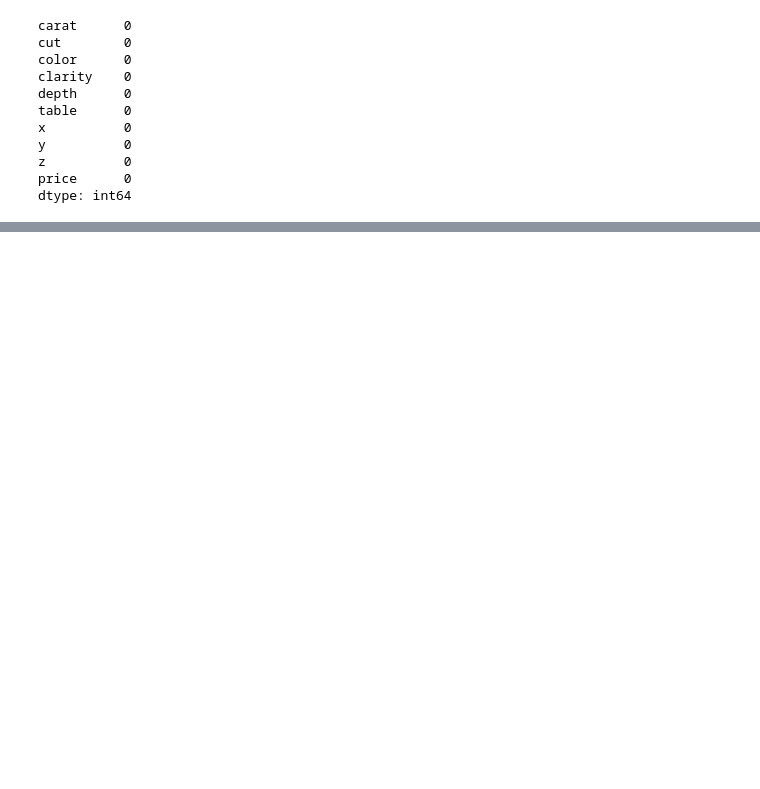
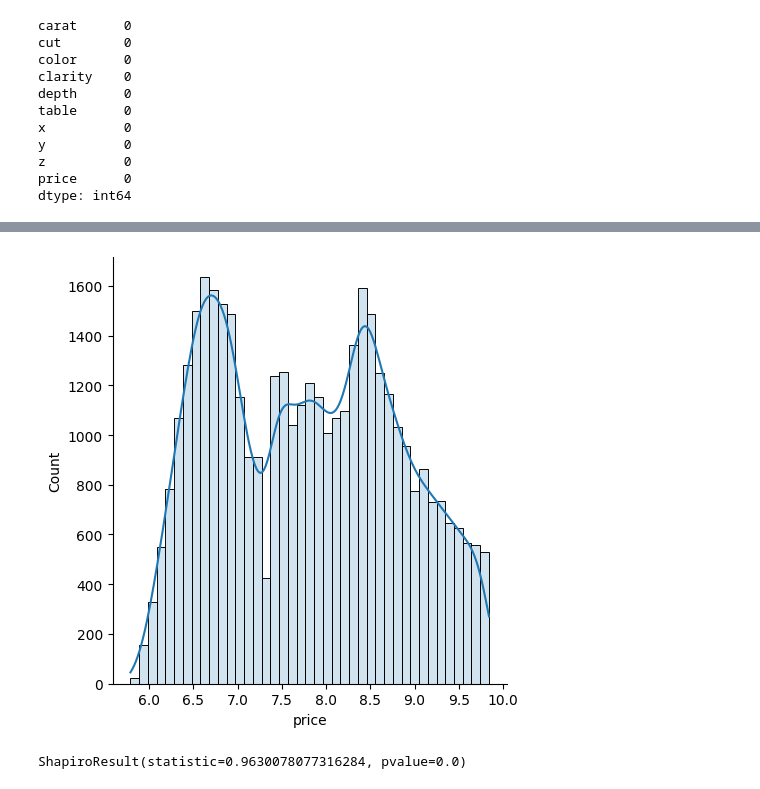
Before and after one commit to juanmolera/ML-project, a Jupyter notebook: notebooks/1-eda.ipynb, the cells around one changed output, grey strips where cells are left out. Drawn from its saved outputs; the diff is of its cells as text; code cells hidden in the pictures; blank space fills up the shorter version.

```diff
--- a/notebooks/1-eda.ipynb
+++ b/notebooks/1-eda.ipynb
@@ -130,0 +208,13 @@ This will become an error in seaborn v0.14.0; please update your code.
+# %%
+sns.displot(data = df_train,
+             x = 'price',
+             kde = True,
+             alpha=.2);
+# %% [output]
+[figure, added]
+# %%
+stats.shapiro(df_train['price'])
+# se observa que la variable respuesta posee un p-value de 0.0, por lo que no sigue una distribución normal
+# es necesario aplicar métodos de normalización
+# %% [output]
+ShapiroResult(statistic=0.9630078077316284, pvalue=0.0)
```
Also changed, not shown: parts of 35 cells of this notebook, 5 other files.
